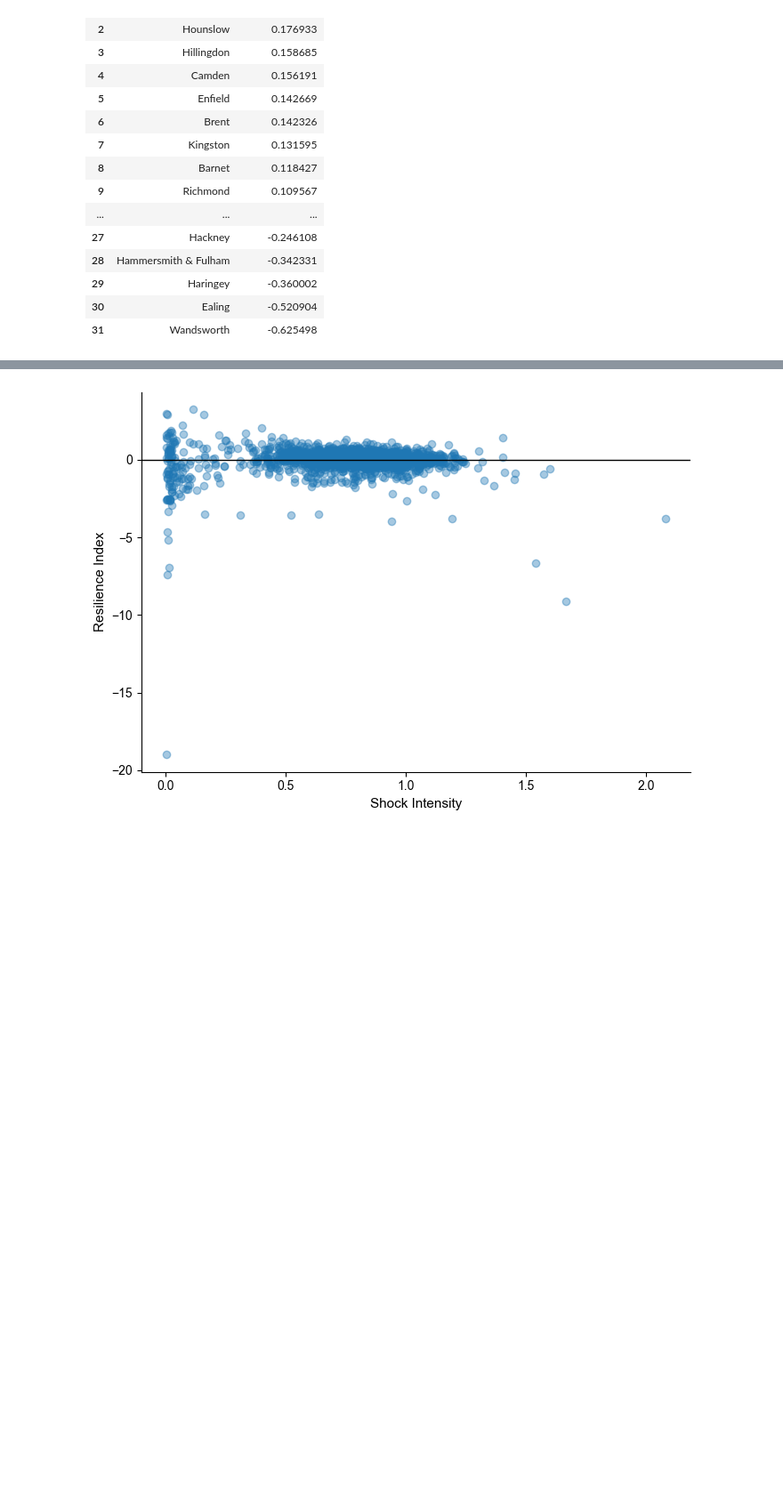
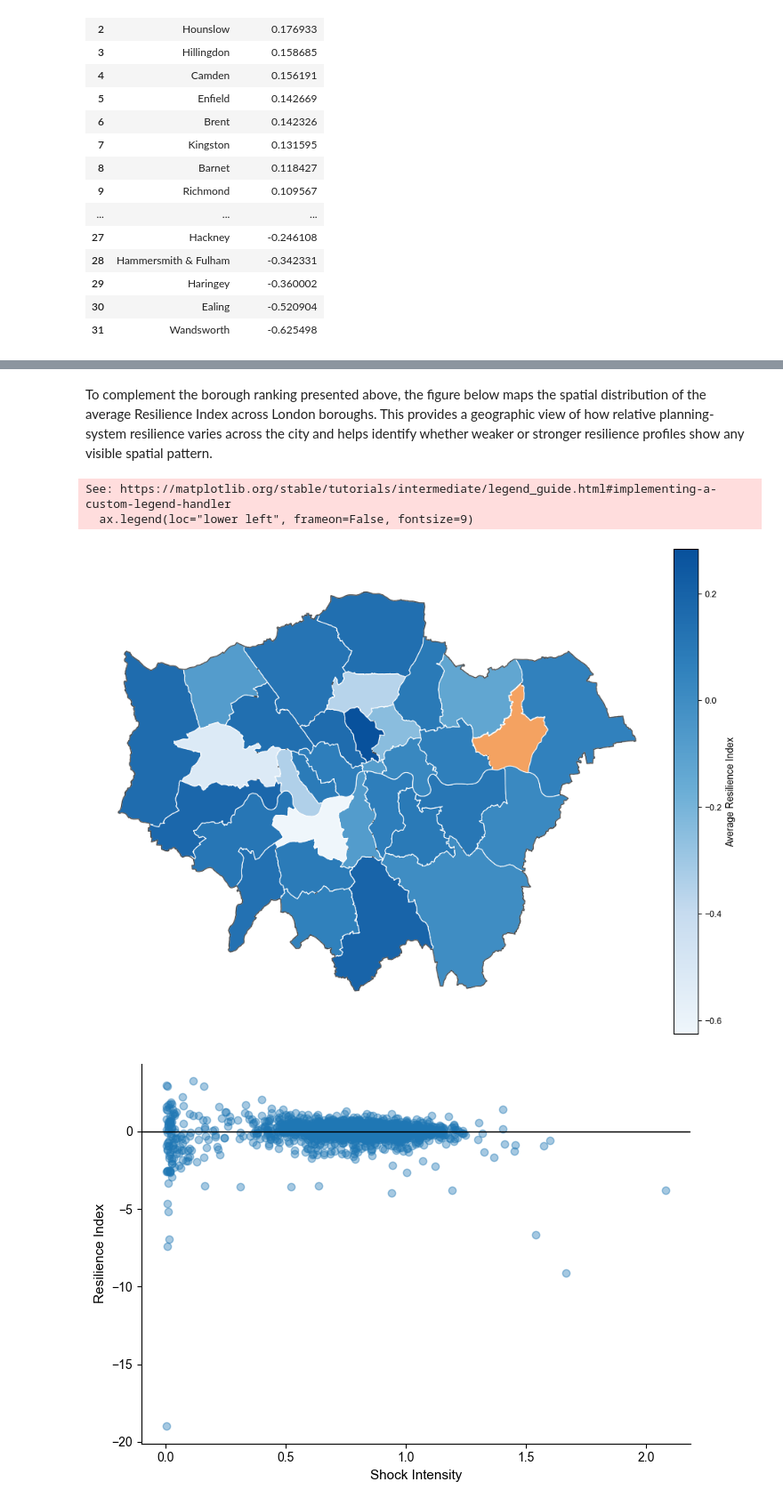
Before and after one commit to joseantuneshd/planning-resilience-london, a Jupyter notebook: notebooks/03_descriptive_analysis.ipynb, the cells around one changed output, grey strips where cells are left out. Shown at 89% size. Drawn from its saved outputs; the diff is of its cells as text; code cells hidden in the pictures; blank space fills up the shorter version.

Commit message:
update in descriptive analysis

```diff
--- a/notebooks/03_descriptive_analysis.ipynb
+++ b/notebooks/03_descriptive_analysis.ipynb
@@ -904,3 +902,74 @@ plt.show()
+# %% [markdown]
+To complement the borough ranking presented above, the figure below maps the spatial distribution of the average Resilience Index across London boroughs. This provides a geographic view of how relative planning-system resilience varies across the city and helps identify whether weaker or stronger resilience profiles show any visible spatial pattern.
+# %%
+# Build dataframe for resilience map from borough_ri
+resilience_map_df = borough_ri.copy()
+resilience_map_df["lpa_name"] = resilience_map_df["lpa_name"].str.strip().str.lower()
+resilience_map_df = resilience_map_df.rename(columns={"resilience_index": "mean_ri"})
+
+# Merge with borough geometries
+ri_map_df = boroughs_gdf.merge(resilience_map_df, on="lpa_name", how="left")
+
+# Separate included vs excluded boroughs
+included = ri_map_df[ri_map_df["mean_ri"].notna()].copy()
+excluded = ri_map_df[ri_map_df["mean_ri"].isna()].copy()
+
+fig, ax = plt.subplots(figsize=(9.5, 9.5))
+
+# Plot included boroughs
+included.plot(
+    column="mean_ri",
+    cmap=custom_blues,
+    linewidth=0.8,
+    edgecolor="white",
+    ax=ax
+)
+
+# Plot excluded borough(s) in distinct color
+excluded.plot(
+    color="#F4A261",
+    linewidth=0.8,
+    edgecolor="white",
+    ax=ax,
+    label="Excluded from analysis"
+)
+
+# Outer boundary
+outline = ri_map_df.dissolve()
+geom = outline.geometry.iloc[0]
+if geom.geom_type == "MultiPolygon":
+    geom = max(geom.geoms, key=lambda g: g.area)
+
+gpd.GeoSeries([geom], crs=ri_map_df.crs).boundary.plot(
+    ax=ax,
+    color="#4D4D4D",
+    linewidth=1.0
+)
+
+# Clean axes
+ax.set_axis_off()
+
+# Colorbar for included boroughs only
+norm = mpl.colors.Normalize(
+    vmin=included["mean_ri"].min(),
+    vmax=included["mean_ri"].max()
+)
+sm = mpl.cm.ScalarMappable(cmap=custom_blues, norm=norm)
+sm._A = []
+
+cbar = fig.colorbar(sm, ax=ax, fraction=0.04, pad=0.02, shrink=0.82)
+cbar.set_label("Average Resilience Index", fontsize=10)
+cbar.ax.tick_params(labelsize=9)
+
+# Legend for excluded borough
+ax.legend(loc="lower left", frameon=False, fontsize=9)
+
+plt.tight_layout()
+plt.show()
+# %% [output]
+See: https://matplotlib.org/stable/tutorials/intermediate/legend_guide.html#implementing-a-custom-legend-handler
+  ax.legend(loc="lower left", frameon=False, fontsize=9)
+[figure, added]
 # %%
 plt.figure(figsize=(7,5))
 
```
Also changed, not shown: parts of 30 cells of this notebook.
